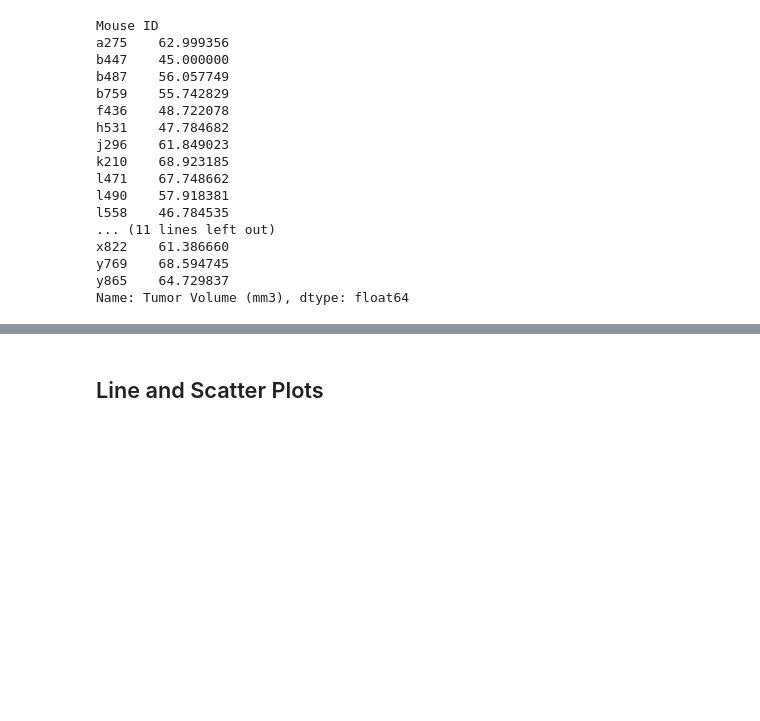
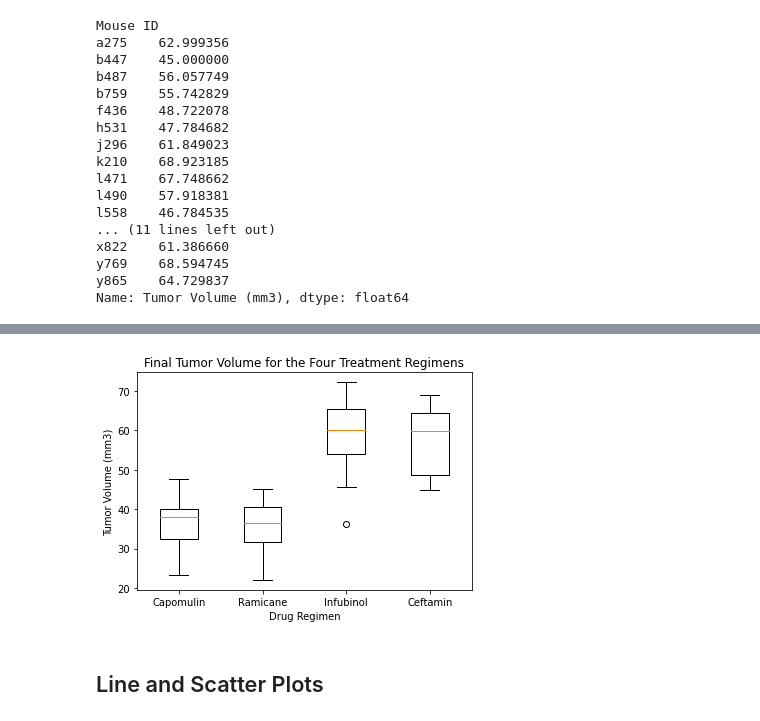
Before and after one commit to oiwuoni/matplotlib-challenge, a Jupyter notebook: pymaceuticals_starter.ipynb, the cells around one changed output, grey strips where cells are left out. Saved outputs shown, nothing was run; the diff lists cells and outputs as text; code cells hidden in the pictures; blank space fills up the shorter version.

```diff
--- a/pymaceuticals_starter.ipynb
+++ b/pymaceuticals_starter.ipynb
@@ -368,4 +441,15 @@ greatest_timepoint_dropped_df
 # %%
 # Generate a box plot of the final tumor volume of each mouse across four regimens of interest
+tumor_data = [capomulin_volume_data, ramicane_volume_data, infubinol_volume_data, ceftamin_volume_data]
+fig1, ax1 = plt.subplots()
+drug_labels = ["Capomulin", "Ramicane", "Infubinol", "Ceftamin"]
+ax1.set_title("Final Tumor Volume for the Four Treatment Regimens")
+plt.xlabel("Drug Regimen")
+plt.ylabel("Tumor Volume (mm3)")
+ax1.set_xticklabels(drug_labels)
+ax1.boxplot(tumor_data)
+plt.show()
+# %% [output]
+[figure, added]
 # %% [markdown]
 ## Line and Scatter Plots
```
Also changed, not shown: parts of 11 cells of this notebook.
